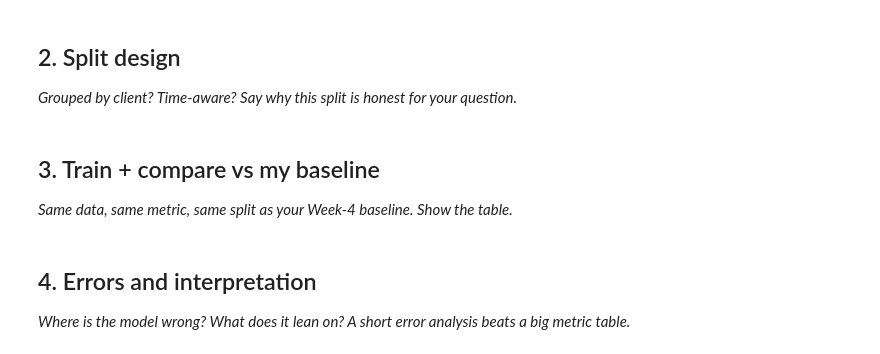
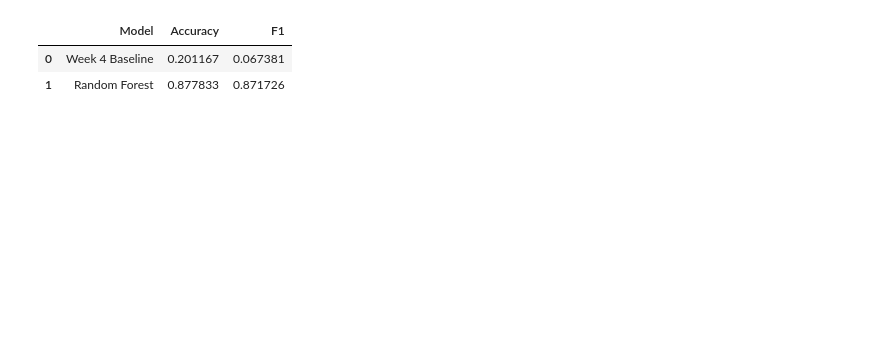
Before and after one commit to forhadmia231/flyrank-ml-internship, a Jupyter notebook: work/notebooks/w05_model.ipynb, the cells around one changed output. Cells and saved outputs as stored; diff of their text form; code cells hidden in the pictures; blank space fills up the shorter version.

```diff
--- a/work/notebooks/w05_model.ipynb
+++ b/work/notebooks/w05_model.ipynb
@@ -12,0 +136,2 @@ This skeleton is yours to fill. Work the sections **in order** — each one has
+# %%
+TARGET = "health_score"
@@ -12,0 +213,15 @@ This skeleton is yours to fill. Work the sections **in order** — each one has
+# %%
+from sklearn.model_selection import train_test_split
+
+
+X_train, X_test, y_train, y_test = train_test_split(
+    X,
+    y,
+    test_size=0.2,
+    random_state=42,
+    stratify=y
+)
+
+
+print(X_train.shape)
+print(X_test.shape)
@@ -12,0 +276,15 @@ This skeleton is yours to fill. Work the sections **in order** — each one has
+# %%
+model_results = {
+    "Accuracy": accuracy_score(
+        y_test,
+        pred
+    ),
+    "F1": f1_score(
+        y_test,
+        pred,
+        average="weighted"
+    )
+}
+
+
+model_results
@@ -13,7 +339,20 @@ This skeleton is yours to fill. Work the sections **in order** — each one has
 # %%
 # This cell is for CODE (numbers, a query, a check).
 # Write your text answer in the cell ABOVE this one — typing sentences here breaks Run All.
+comparison = pd.DataFrame([
+    {
+        "Model": "Week 4 Baseline",
+        **baseline_results
+    },
+    {
+        "Model": "Random Forest",
+        **model_results
+    }
+])
+
+
+comparison
+# %% [output]
+|  | Model | Accuracy | F1 |
+| 0 | Week 4 Baseline | 0.201167 | 0.067381 |
+| 1 | Random Forest | 0.877833 | 0.871726 |
-# %% [markdown]
-## 2. Split design
-
-*Grouped by client? Time-aware? Say why this split is honest for your question.*
@@ -23,4 +358,0 @@ This skeleton is yours to fill. Work the sections **in order** — each one has
-# %% [markdown]
-## 3. Train + compare vs my baseline
-
-*Same data, same metric, same split as your Week-4 baseline. Show the table.*
@@ -30,4 +358,0 @@ This skeleton is yours to fill. Work the sections **in order** — each one has
-# %% [markdown]
-## 4. Errors and interpretation
-
-*Where is the model wrong? What does it lean on? A short error analysis beats a big metric table.*
```
Also changed, not shown: parts of 23 cells of this notebook.
